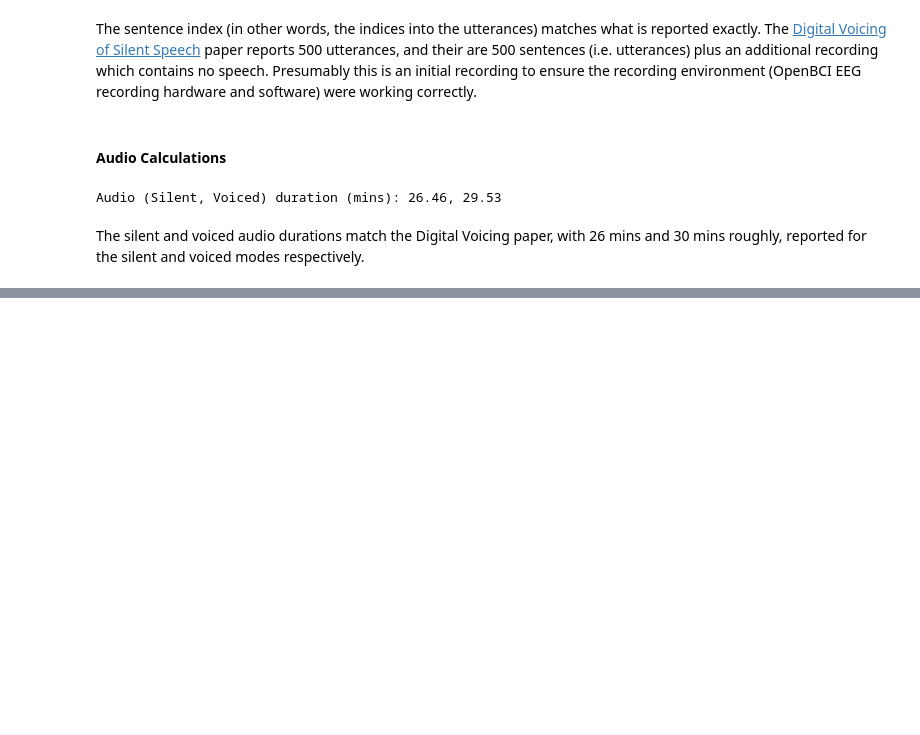
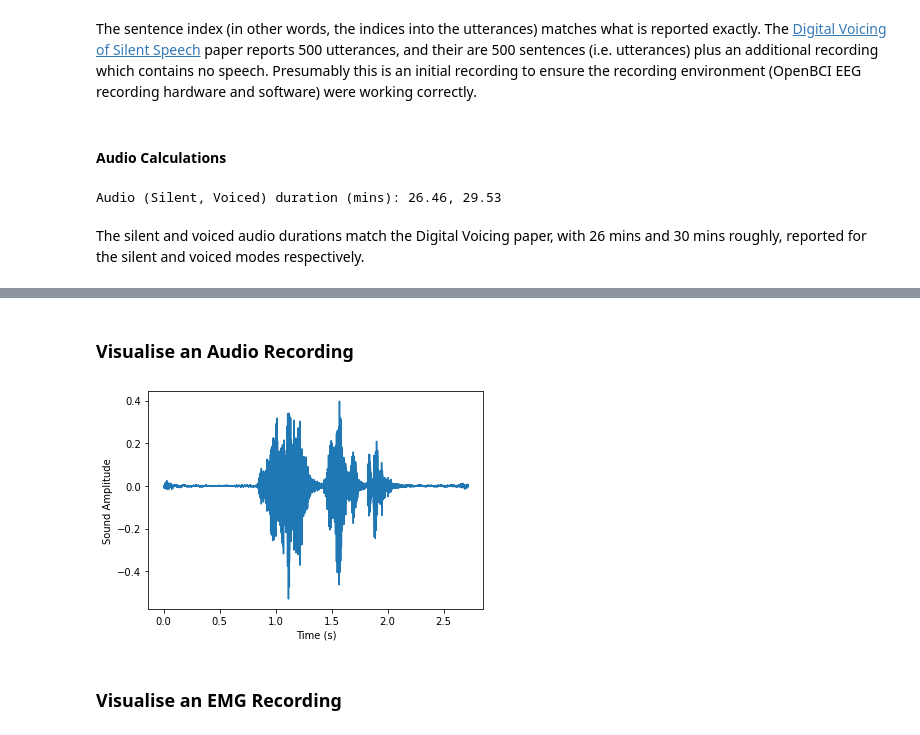
Before and after one commit to MiscellaneousStuff/silent_speech_analysis, a Jupyter notebook: dgaddy_analysis.ipynb, the cells around one changed output, grey strips where cells are left out. Drawn from its saved outputs; the diff is of its cells as text; code cells hidden in the pictures; blank space fills up the shorter version.

Commit message:
Added audio file visualisation

```diff
--- a/dgaddy_analysis.ipynb
+++ b/dgaddy_analysis.ipynb
@@ -117,12 +121,12 @@ import os, json, glob
 
 # Silent and voiced directories
 emg_data_dir = "emg_data/"
-silent_dir = os.path.join(os.getcwd(), emg_data_dir, "closed_vocab/silent/5-19_silent")
-voiced_dir = os.path.join(os.getcwd(), emg_data_dir, "closed_vocab/voiced/5-19")
+silent_dir = os.path.join(os.getcwd(), "silent_speech/", emg_data_dir, "closed_vocab/silent/5-19_silent")
+voiced_dir = os.path.join(os.getcwd(), "silent_speech/", emg_data_dir, "closed_vocab/voiced/5-19")
 
 # Calc unique words within a data directory
 def vocab_info(data_dir):
-    path = os.path.join(data_dir)
+    path = data_dir
     jsons = list(filter(lambda x: x.endswith(".json"), os.listdir(path)))
     infos = []
     for fname in jsons:
@@ -255,0 +296,29 @@ The silent and voiced audio durations match the Digital Voicing paper, with 26 m
+# %%
+# Smallest audio file in the closed vocab dataset
+# 573 = "Sunday March 10th"
+import os
+recording_idx = 573
+ev_path = os.path.join(voiced_dir,
+                       f'./{recording_idx}_emg.npy')
+av_path = os.path.join(voiced_dir,
+                       f'./{recording_idx}_audio_clean.flac')
+# %% [markdown]
+### Visualise an Audio Recording
+# %%
+# Create array from audio file
+import numpy as np
+import pandas as pd
+import matplotlib.pyplot as plt
+import librosa as lr
+
+audio, sfreq = lr.load(av_path)
+time = np.arange(0, len(audio)) / sfreq
+# %%
+fig, ax = plt.subplots()
+ax.plot(time, audio)
+ax.set(xlabel='Time (s)', ylabel='Sound Amplitude')
+plt.show()
+# %% [output]
+[figure, added]
+# %% [markdown]
+### Visualise an EMG Recording
```
Also changed, not shown: parts of 5 cells of this notebook.
